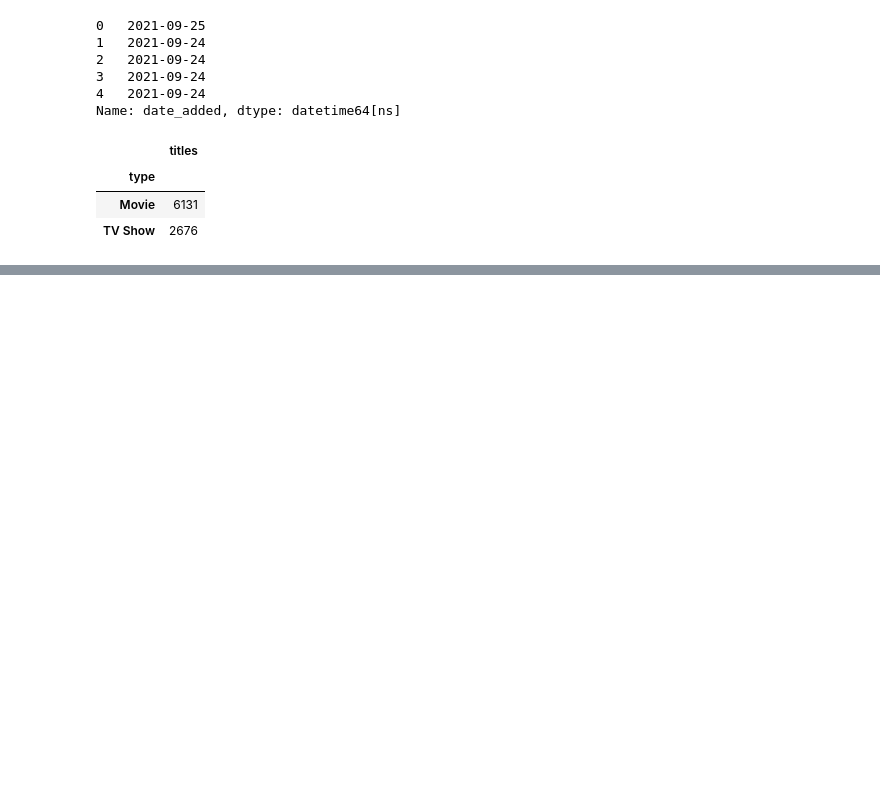
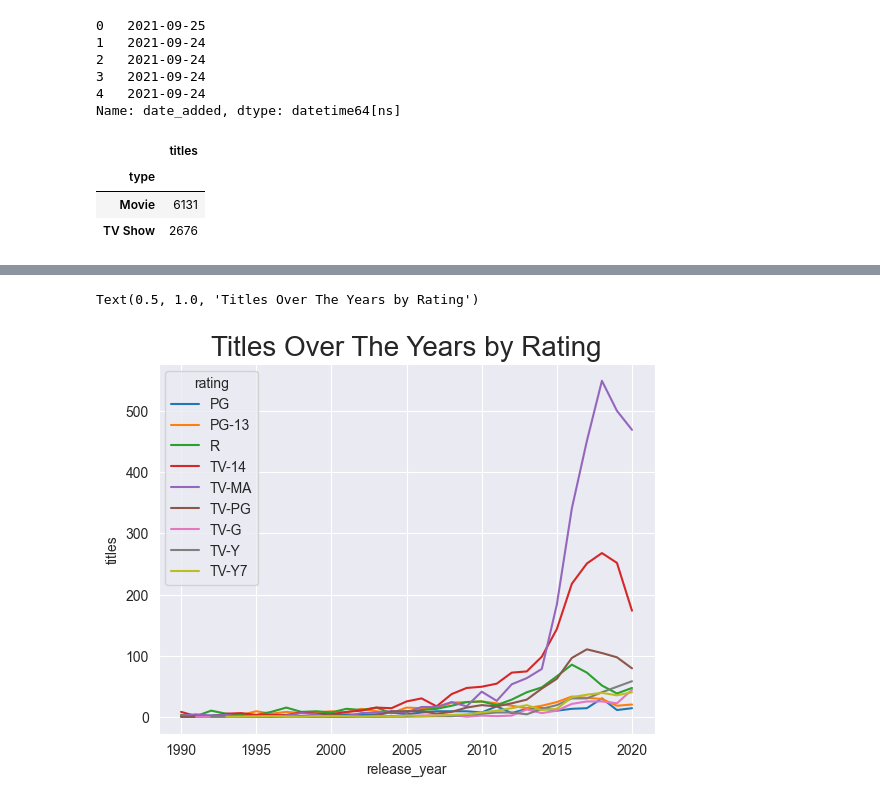
Before and after one commit to royalfalcon1146/data-analytics-case-studies, a Jupyter notebook: netflix-titles/notebooks/titles_analysis.ipynb, the cells around one changed output, grey strips where cells are left out. Saved outputs shown, nothing was run; the diff lists cells and outputs as text; code cells hidden in the pictures; blank space fills up the shorter version.

```diff
--- a/netflix-titles/notebooks/titles_analysis.ipynb
+++ b/netflix-titles/notebooks/titles_analysis.ipynb
@@ -56,0 +92,10 @@ data.loc[:,["type","title"]].groupby("type").count().rename(columns={"title":"ti
+# %%
+ratings = data.loc[:,["title","release_year","rating","type"]].rename(columns={"title":"titles"})
+ratings.drop(ratings.loc[(ratings["rating"].isin(["66 min","74 min","84 min","NC-17","UR","TV-Y7-FV","G","NR"]))].index,inplace=True)
+ratings = ratings.loc[(ratings["release_year"]>=1990) & (ratings["release_year"]<=2020),["release_year","rating","titles"]].groupby(["release_year","rating"],as_index=False).count()
+
+ratingsPlot = seaborn.lineplot(data=ratings,x="release_year",y="titles",hue="rating")
+ratingsPlot.set_title("Titles Over The Years by Rating",fontsize=20,loc="center")
+# %% [output]
+Text(0.5, 1.0, 'Titles Over The Years by Rating')
+[figure, added]
```
Also changed, not shown: parts of 3 cells of this notebook, 4 other files.
